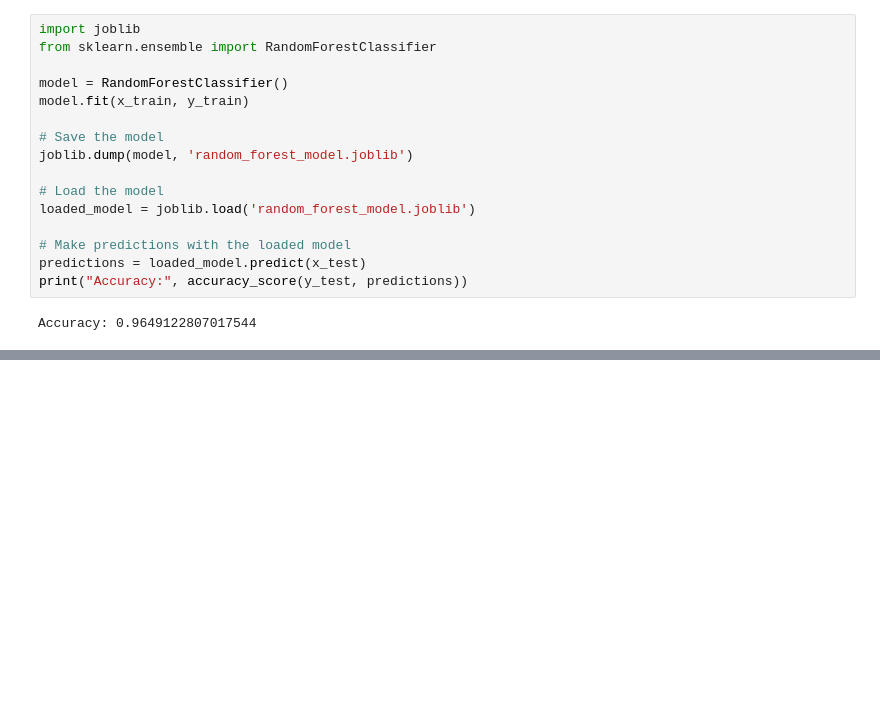
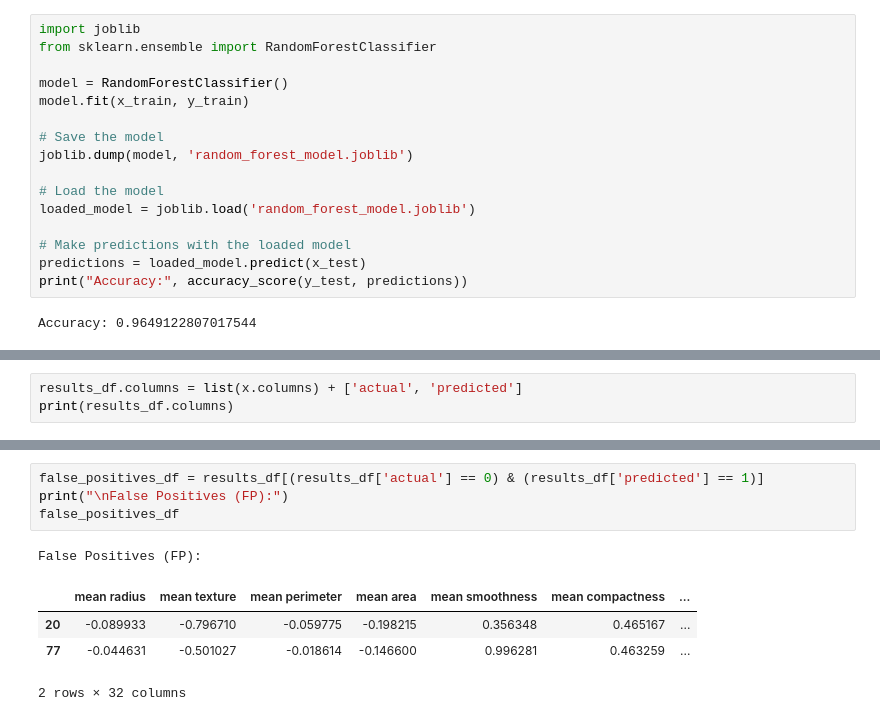
Before and after one commit to Sahil4696/BIA-Projects, a Jupyter notebook: logistic/cancer binary logistic.ipynb, the cells around one changed output, grey strips where cells are left out. Saved outputs shown, nothing was run; the diff lists cells and outputs as text; blank space fills up the shorter version.

```diff
--- a/logistic/cancer binary logistic.ipynb
+++ b/logistic/cancer binary logistic.ipynb
@@ -176,0 +218,3 @@ Accuracy: 0.9649122807017544
+# %%
+results_df.columns = list(x.columns) + ['actual', 'predicted']
+print(results_df.columns)
@@ -176,0 +233,10 @@ Accuracy: 0.9649122807017544
+# %%
+false_positives_df = results_df[(results_df['actual'] == 0) & (results_df['predicted'] == 1)]
+print("\nFalse Positives (FP):")
+false_positives_df
+# %% [output]
+False Positives (FP):
+|  | mean radius | mean texture | mean perimeter | mean area | mean smoothness | mean compactness | ... |
+| 20 | -0.089933 | -0.796710 | -0.059775 | -0.198215 | 0.356348 | 0.465167 | ... |
+| 77 | -0.044631 | -0.501027 | -0.018614 | -0.146600 | 0.996281 | 0.463259 | ... |
+2 rows × 32 columns
```
Also changed, not shown: parts of 9 cells of this notebook, 2 other files.
